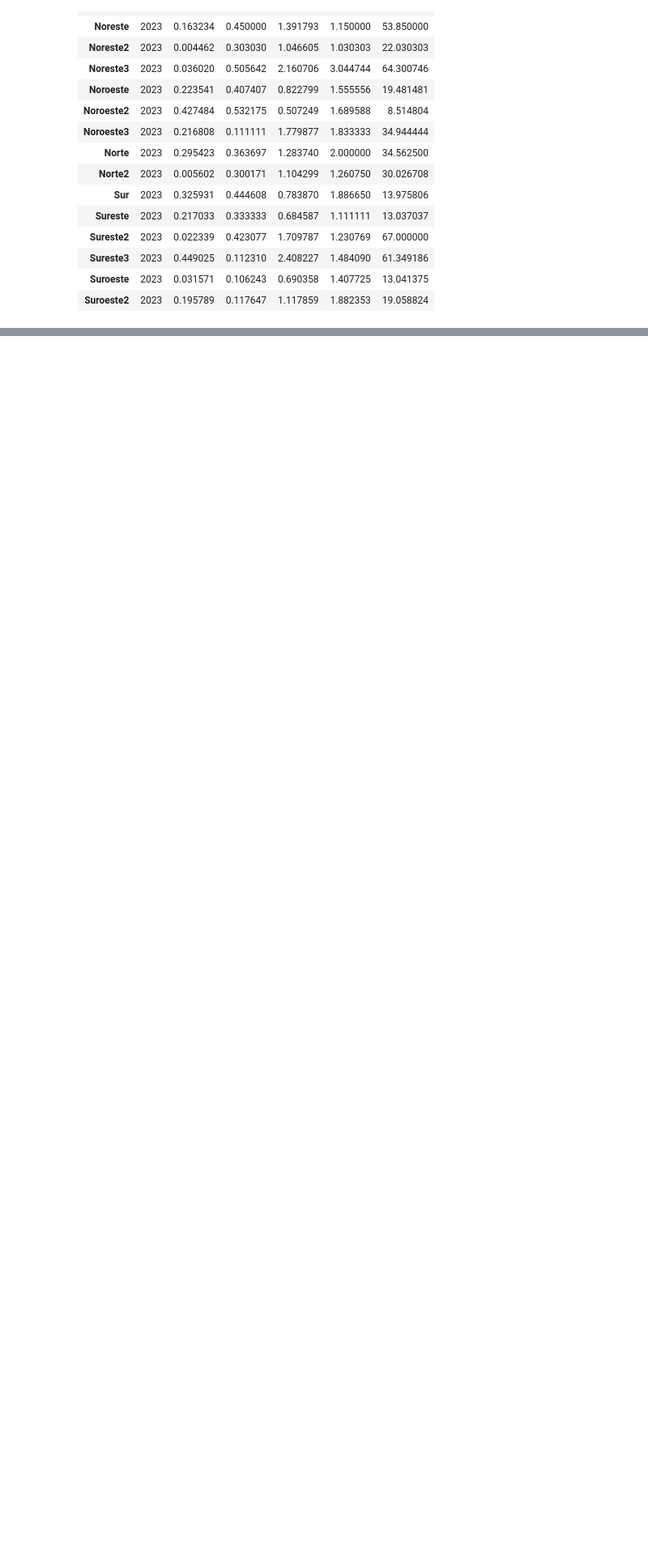
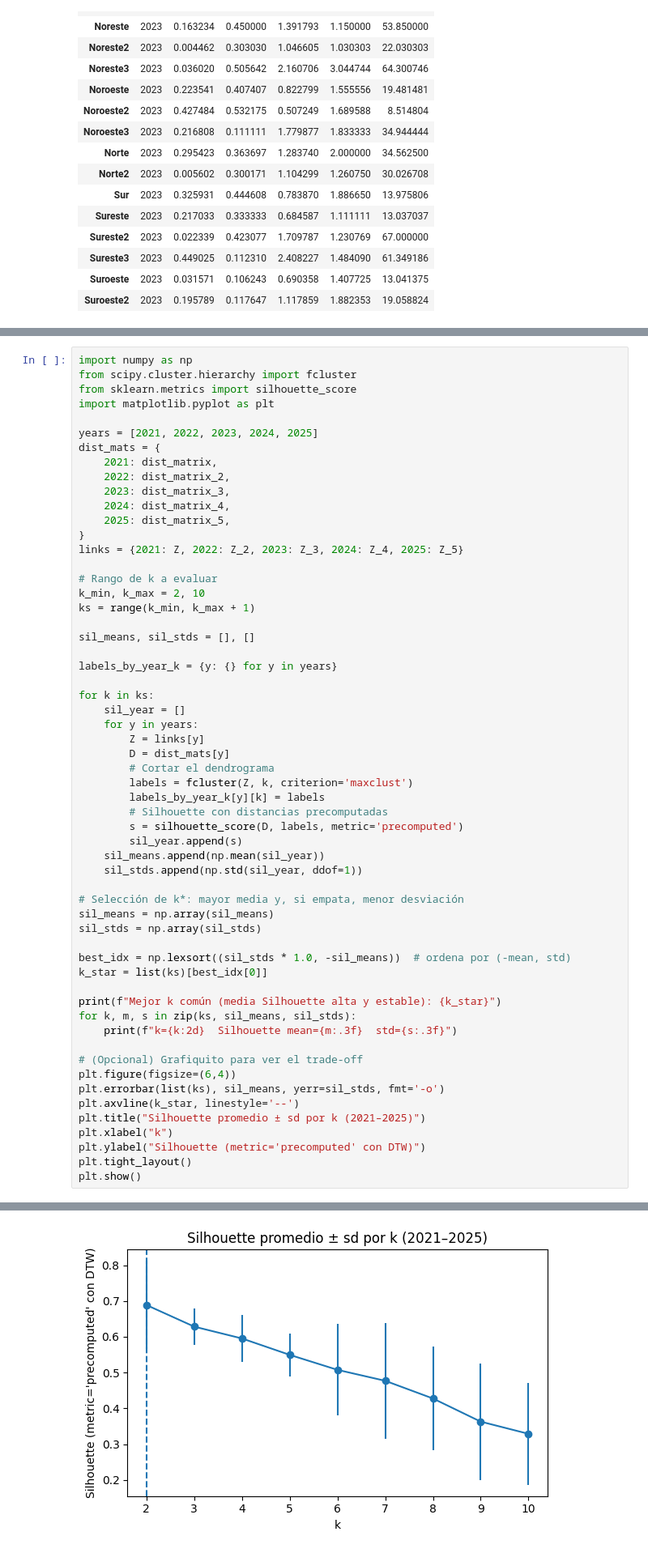
Before and after one commit to andreroblesb/airemty, a Jupyter notebook: conglomerados.ipynb, the cells around one changed output, grey strips where cells are left out. Shown at 81% size. Cells and saved outputs as stored; diff of their text form; blank space fills up the shorter version.

```diff
--- a/conglomerados.ipynb
+++ b/conglomerados.ipynb
@@ -170,0 +173,59 @@ plt.show()
+# %%
+import numpy as np
+from scipy.cluster.hierarchy import fcluster
+from sklearn.metrics import silhouette_score
+import matplotlib.pyplot as plt
+
+years = [2021, 2022, 2023, 2024, 2025]
+dist_mats = {
+    2021: dist_matrix,
+    2022: dist_matrix_2,
+    2023: dist_matrix_3,
+    2024: dist_matrix_4,
+    2025: dist_matrix_5,
+}
+links = {2021: Z, 2022: Z_2, 2023: Z_3, 2024: Z_4, 2025: Z_5}
+
+# Rango de k a evaluar
+k_min, k_max = 2, 10
+ks = range(k_min, k_max + 1)
+
+sil_means, sil_stds = [], []
+
+labels_by_year_k = {y: {} for y in years}
+
+for k in ks:
+    sil_year = []
+    for y in years:
+        Z = links[y]
+        D = dist_mats[y]
+        # Cortar el dendrograma
+        labels = fcluster(Z, k, criterion='maxclust')
+        labels_by_year_k[y][k] = labels
+        # Silhouette con distancias precomputadas
+        s = silhouette_score(D, labels, metric='precomputed')
+        sil_year.append(s)
+    sil_means.append(np.mean(sil_year))
+    sil_stds.append(np.std(sil_year, ddof=1))
+
+# Selección de k*: mayor media y, si empata, menor desviación
+sil_means = np.array(sil_means)
+sil_stds = np.array(sil_stds)
+
+best_idx = np.lexsort((sil_stds * 1.0, -sil_means))  # ordena por (-mean, std)
+k_star = list(ks)[best_idx[0]]
+
+print(f"Mejor k común (media Silhouette alta y estable): {k_star}")
+for k, m, s in zip(ks, sil_means, sil_stds):
+    print(f"k={k:2d}  Silhouette mean={m:.3f}  std={s:.3f}")
+
+# (Opcional) Grafiquito para ver el trade-off
+plt.figure(figsize=(6,4))
+plt.errorbar(list(ks), sil_means, yerr=sil_stds, fmt='-o')
+plt.axvline(k_star, linestyle='--')
+plt.title("Silhouette promedio ± sd por k (2021–2025)")
+plt.xlabel("k")
+plt.ylabel("Silhouette (metric='precomputed' con DTW)")
+plt.tight_layout()
+plt.show()
+# %% [output]
@@ -170,0 +242 @@ plt.show()
+[figure, added]
```
Also changed, not shown: parts of 9 cells of this notebook, 1 other file.
